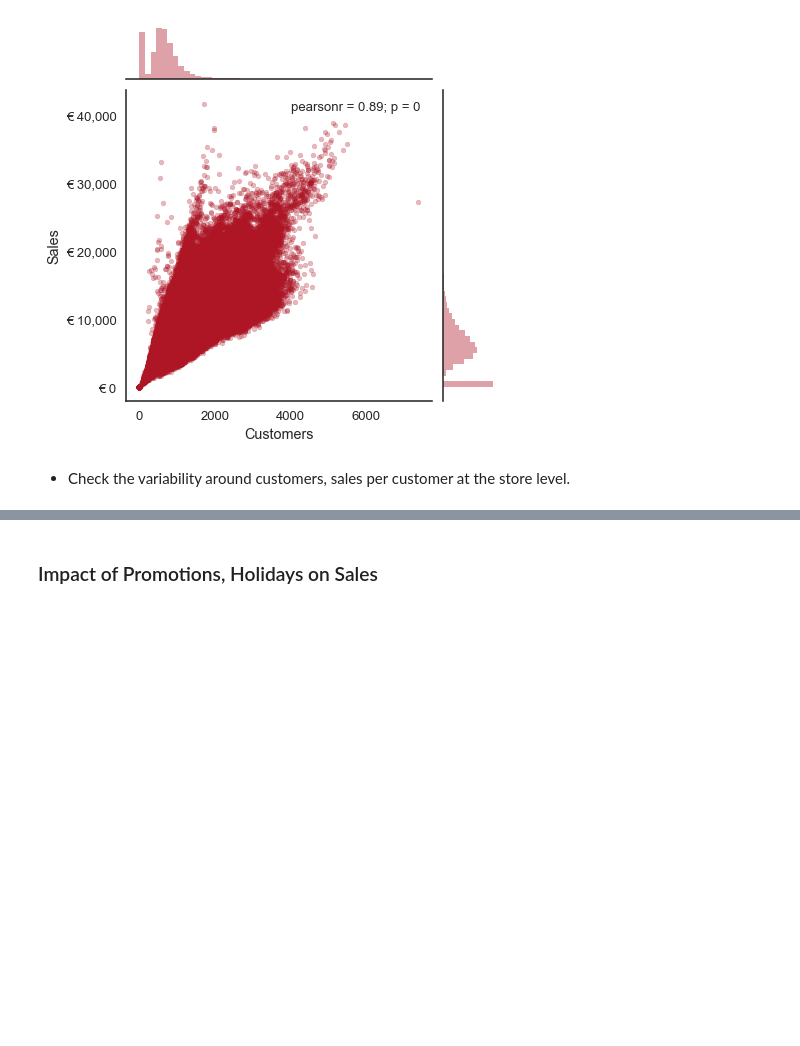
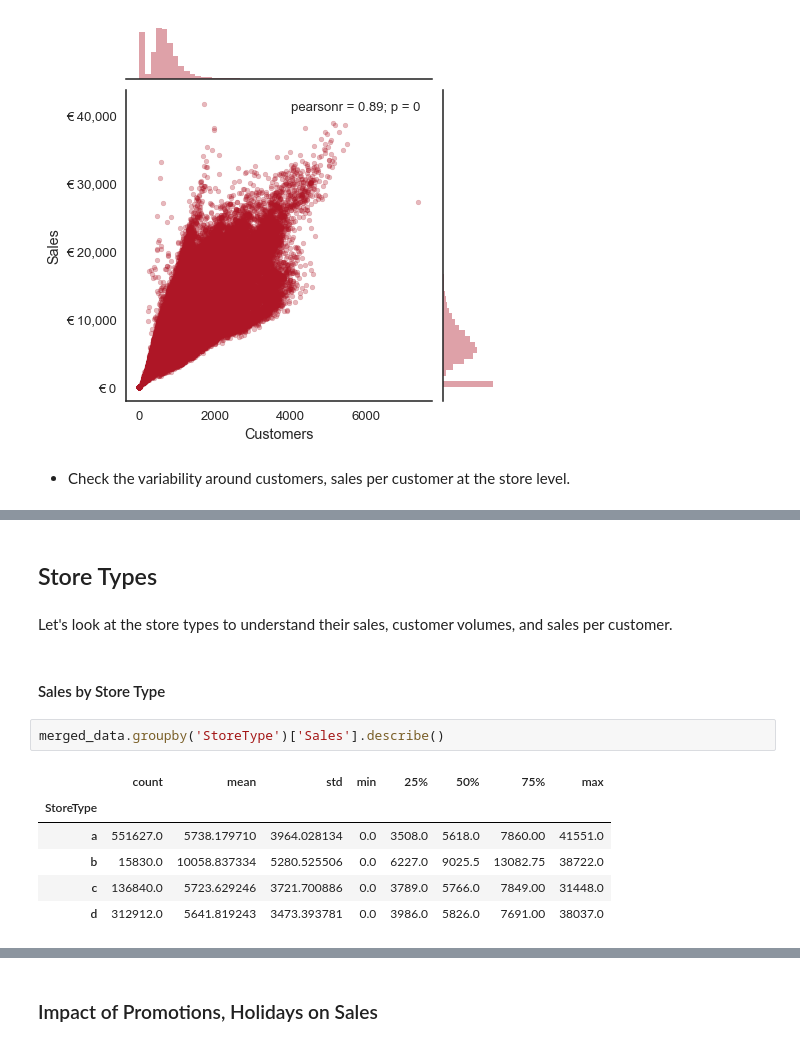
Before and after one commit to nurudeensulaimon/EDA, a Jupyter notebook: Exploratory Data Analysis.ipynb, the cells around one changed output, grey strips where cells are left out. Saved outputs shown, nothing was run; the diff lists cells and outputs as text; blank space fills up the shorter version.

```diff
--- a/Exploratory Data Analysis.ipynb
+++ b/Exploratory Data Analysis.ipynb
@@ -162,0 +244,15 @@ g.ax_joint.set_yticklabels(['€ {:,.0f}'.format(y) for y in y_vals]);
+# %% [markdown]
+## Store Types
+# %% [markdown]
+Let's look at the store types to understand their sales, customer volumes, and sales per customer.
+# %% [markdown]
+#### Sales by Store Type
+# %%
+merged_data.groupby('StoreType')['Sales'].describe()
+# %% [output]
+|  | count | mean | std | min | 25% | 50% | 75% | max |
+| StoreType |  |  |  |  |  |  |  |  |
+| a | 551627.0 | 5738.179710 | 3964.028134 | 0.0 | 3508.0 | 5618.0 | 7860.00 | 41551.0 |
+| b | 15830.0 | 10058.837334 | 5280.525506 | 0.0 | 6227.0 | 9025.5 | 13082.75 | 38722.0 |
+| c | 136840.0 | 5723.629246 | 3721.700886 | 0.0 | 3789.0 | 5766.0 | 7849.00 | 31448.0 |
+| d | 312912.0 | 5641.819243 | 3473.393781 | 0.0 | 3986.0 | 5826.0 | 7691.00 | 38037.0 |
```
Also changed, not shown: parts of 50 cells of this notebook.
